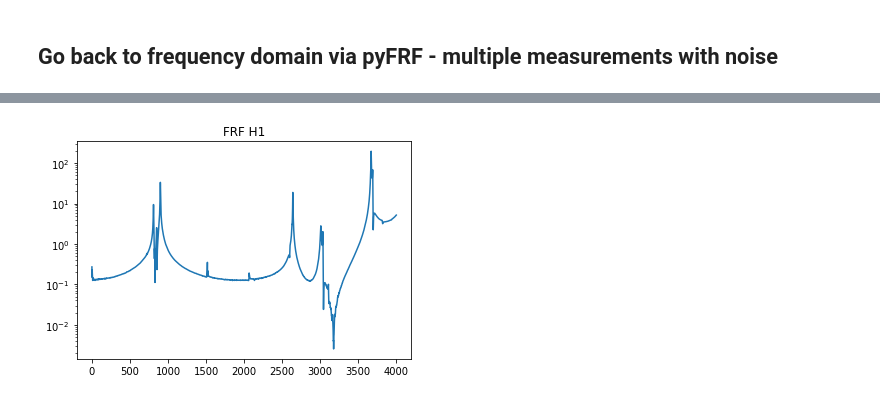
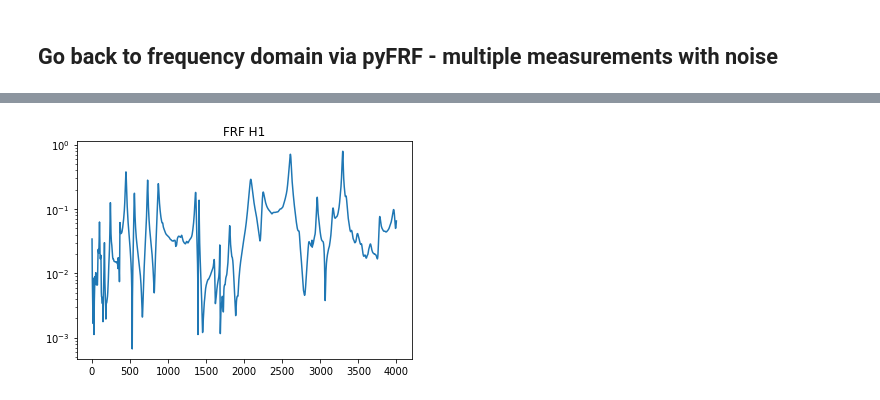
Before and after one commit to ladisk/pyFRF, a Jupyter notebook: Showcase pyFRF.ipynb, the cells around one changed output, grey strips where cells are left out. Saved outputs shown, nothing was run; the diff lists cells and outputs as text; code cells hidden in the pictures.

```diff
--- a/Showcase pyFRF.ipynb
+++ b/Showcase pyFRF.ipynb
@@ -126,0 +149,3 @@ first_meas = np.load(measurement_files[0])
+# %%
+segment = 1
+measurement_file[segment]['Channel names']
@@ -127,2 +154,7 @@ first_meas = np.load(measurement_files[0])
+# %%
+force = measurement_file[segment]['data'][:,0]
+acceleration = measurement_file[segment]['data'][:,1]
+dt = measurement_file[segment]['Delta_X'][0]
+time = dt*np.arange(len(force))
 # %%
 fig, ax1 = plt.subplots()
@@ -144,7 +178,17 @@ ax1.set_xlim(0, 0.01);
 # %%
-frf_meas = FRF(sampling_freq=1 / (first_meas[0][1] - first_meas[0][0]),
-               fft_len=len(first_meas[0]),
-               exc_window='Force:0.01',
+frf_meas = FRF(sampling_freq=int(1 / dt),
+               fft_len=len(force),
+               exc_window='Force:0.03',
                resp_window='Exponential:0.01',
                weighting='Linear',
-               n_averages=len(measurement_files))
+               n_averages=measurement_file['Segments'])
+# %%
+i = 0
+for segment in range(measurement_file['Segments']):
+    force = measurement_file[segment]['data'][:,0]
+    acceleration = measurement_file[segment]['data'][:,1]
+    if frf_meas.is_data_ok(exc=force, resp=acceleration, overload_samples=3, double_impact_limit=1e-3):
+        frf_meas.add_data(exc=force, resp=acceleration)
+        i+=1
+    else:
+        print(f'Double overload or impact identified at segment: {segment}. This segment was not added.')
@@ -151,12 +218,9 @@ frf_meas = FRF(sampling_freq=1 / (first_meas[0][1] - first_meas[0][0]),
 # %%
 plot_up_to = 4000
-for file_name in measurement_files:
-    meas_i = np.load(file_name)
-    frf_meas.add_data(meas_i[1], meas_i[2])
 plt.semilogy(frf_meas.get_f_axis()[:plot_up_to], np.abs(frf_meas.get_FRF(form='accelerance'))[:plot_up_to])
 plt.title('FRF H1');
 # %% [output]
-[figure, old version]
+[figure, new version]
 # %%
 plt.plot(frf_meas.get_f_axis()[:plot_up_to], frf_meas.get_coherence()[:plot_up_to]);
 plt.title('Coherence');
```
Also changed, not shown: parts of 29 cells of this notebook, 10 other files.
